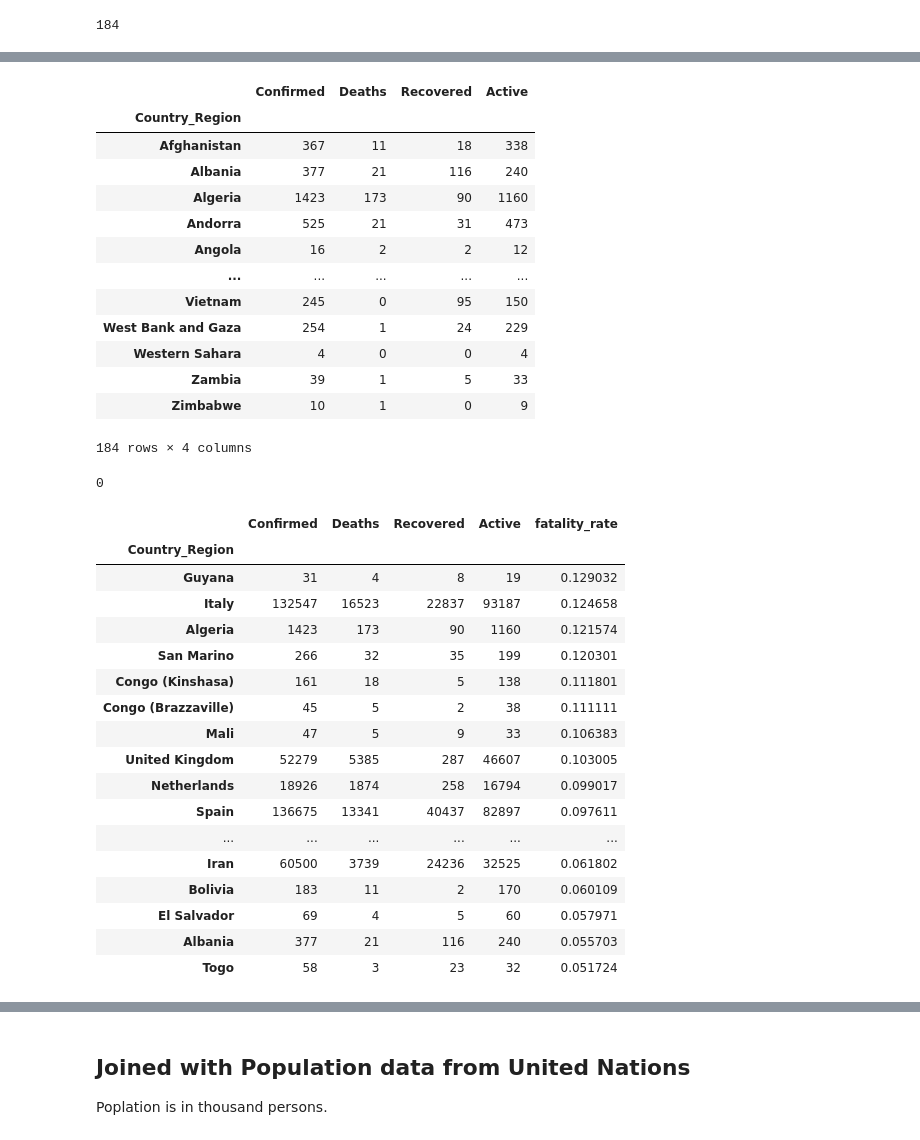
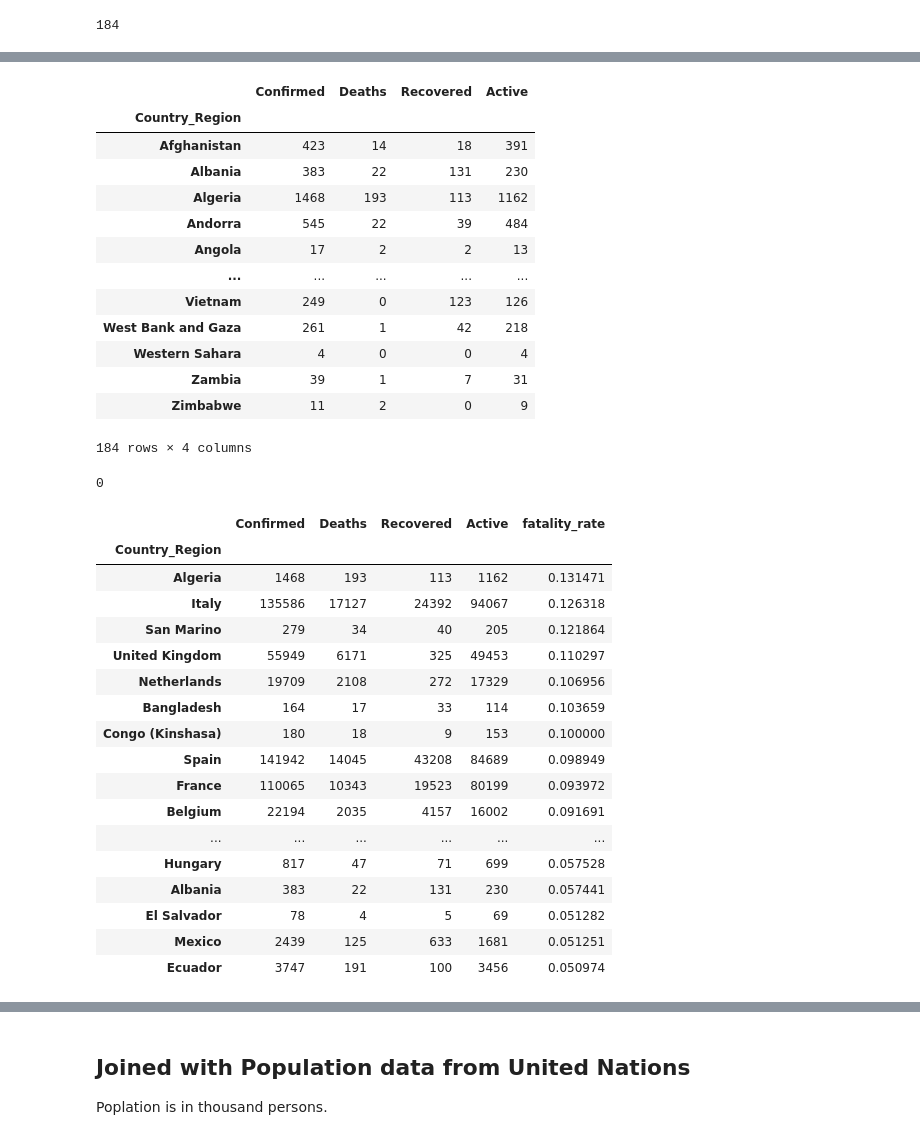
Before and after one commit to nnworkspace/covid19-insight, a Jupyter notebook: covid19-insight.ipynb, the cells around one changed output, grey strips where cells are left out. Saved outputs shown, nothing was run; the diff lists cells and outputs as text; code cells hidden in the pictures.

Commit message:
update daily data

```diff
--- a/covid19-insight.ipynb
+++ b/covid19-insight.ipynb
@@ -12,7 +16,7 @@ print('numpy version: ', np.version.version)
 pandas version:  1.0.3
 numpy version:  1.18.1
 # %%
-covid_daily_df = pd.read_csv('data/2020-04-06.csv')
+covid_daily_df = pd.read_csv('data/2020-04-07.csv')
 
 covid_daily_df.head()
 # %% [output]
@@ -78,17 +82,17 @@ df_country_cases
 # %% [output]
 |  | Confirmed | Deaths | Recovered | Active |
 | Country_Region |  |  |  |  |
-| Afghanistan | 367 | 11 | 18 | 338 |
-| Albania | 377 | 21 | 116 | 240 |
-| Algeria | 1423 | 173 | 90 | 1160 |
-| Andorra | 525 | 21 | 31 | 473 |
-| Angola | 16 | 2 | 2 | 12 |
+| Afghanistan | 423 | 14 | 18 | 391 |
+| Albania | 383 | 22 | 131 | 230 |
+| Algeria | 1468 | 193 | 113 | 1162 |
+| Andorra | 545 | 22 | 39 | 484 |
+| Angola | 17 | 2 | 2 | 13 |
 | ... | ... | ... | ... | ... |
-| Vietnam | 245 | 0 | 95 | 150 |
-| West Bank and Gaza | 254 | 1 | 24 | 229 |
+| Vietnam | 249 | 0 | 123 | 126 |
+| West Bank and Gaza | 261 | 1 | 42 | 218 |
 | Western Sahara | 4 | 0 | 0 | 4 |
-| Zambia | 39 | 1 | 5 | 33 |
-| Zimbabwe | 10 | 1 | 0 | 9 |
+| Zambia | 39 | 1 | 7 | 31 |
+| Zimbabwe | 11 | 2 | 0 | 9 |
 184 rows × 4 columns
 # %%
 # show counties that do not have any corona patients yet
@@ -98,30 +102,30 @@ len(df_country_cases.loc[df_country_cases['Confirmed'] == 0])
 # %%
 # last operation tells that all countries in this csv file have confirmed cases.
 # now we can calculate the fatality rate
 
 df_country_cases['fatality_rate'] = df_country_cases.Deaths / df_country_cases.Confirmed
 
-fatalities = df_country_cases.query('(Deaths > 0) & (Confirmed > 30)') \
+fatalities = df_country_cases.query('(Deaths > 0) & (Confirmed > 50)') \
                             .sort_values(by = 'fatality_rate', ascending = False)
 
 fatalities[:25]
 # %% [output]
 |  | Confirmed | Deaths | Recovered | Active | fatality_rate |
 | Country_Region |  |  |  |  |  |
-| Guyana | 31 | 4 | 8 | 19 | 0.129032 |
-| Italy | 132547 | 16523 | 22837 | 93187 | 0.124658 |
-| Algeria | 1423 | 173 | 90 | 1160 | 0.121574 |
-| San Marino | 266 | 32 | 35 | 199 | 0.120301 |
-| Congo (Kinshasa) | 161 | 18 | 5 | 138 | 0.111801 |
-| Congo (Brazzaville) | 45 | 5 | 2 | 38 | 0.111111 |
-| Mali | 47 | 5 | 9 | 33 | 0.106383 |
-| United Kingdom | 52279 | 5385 | 287 | 46607 | 0.103005 |
-| Netherlands | 18926 | 1874 | 258 | 16794 | 0.099017 |
-| Spain | 136675 | 13341 | 40437 | 82897 | 0.097611 |
+| Algeria | 1468 | 193 | 113 | 1162 | 0.131471 |
+| Italy | 135586 | 17127 | 24392 | 94067 | 0.126318 |
+| San Marino | 279 | 34 | 40 | 205 | 0.121864 |
+| United Kingdom | 55949 | 6171 | 325 | 49453 | 0.110297 |
+| Netherlands | 19709 | 2108 | 272 | 17329 | 0.106956 |
+| Bangladesh | 164 | 17 | 33 | 114 | 0.103659 |
+| Congo (Kinshasa) | 180 | 18 | 9 | 153 | 0.100000 |
+| Spain | 141942 | 14045 | 43208 | 84689 | 0.098949 |
+| France | 110065 | 10343 | 19523 | 80199 | 0.093972 |
+| Belgium | 22194 | 2035 | 4157 | 16002 | 0.091691 |
 | ... | ... | ... | ... | ... | ... |
-| Iran | 60500 | 3739 | 24236 | 32525 | 0.061802 |
-| Bolivia | 183 | 11 | 2 | 170 | 0.060109 |
-| El Salvador | 69 | 4 | 5 | 60 | 0.057971 |
-| Albania | 377 | 21 | 116 | 240 | 0.055703 |
-| Togo | 58 | 3 | 23 | 32 | 0.051724 |
+| Hungary | 817 | 47 | 71 | 699 | 0.057528 |
+| Albania | 383 | 22 | 131 | 230 | 0.057441 |
+| El Salvador | 78 | 4 | 5 | 69 | 0.051282 |
+| Mexico | 2439 | 125 | 633 | 1681 | 0.051251 |
+| Ecuador | 3747 | 191 | 100 | 3456 | 0.050974 |
 # %%
```
Also changed, not shown: parts of 18 cells of this notebook, 1 other file.
